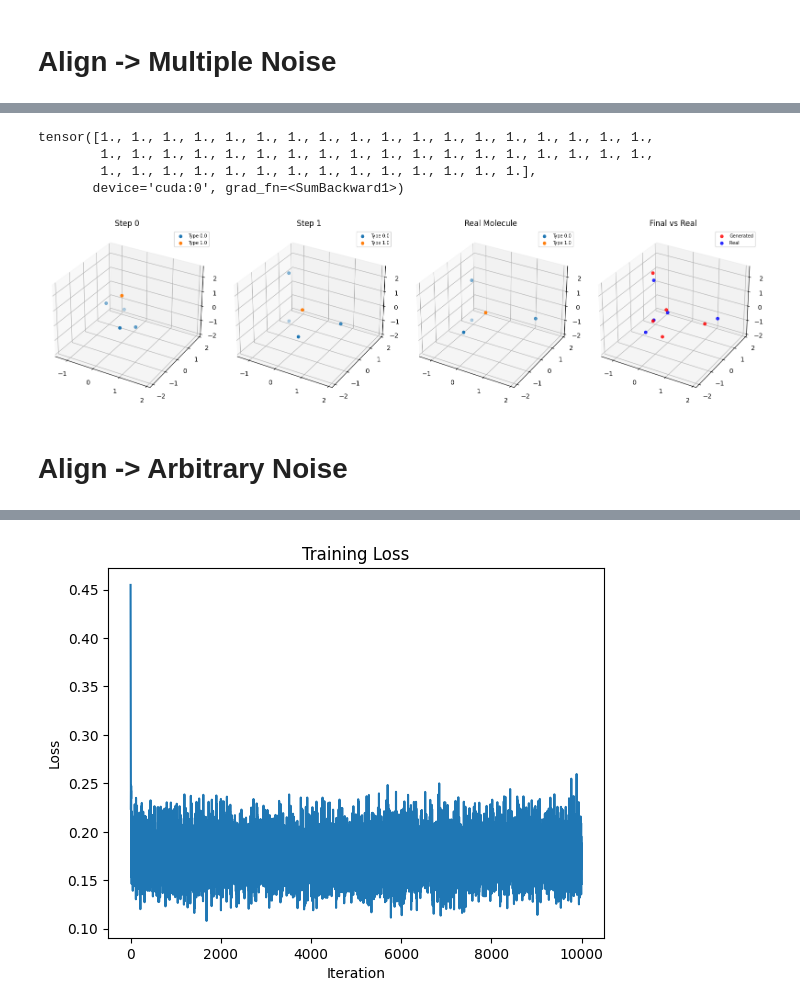
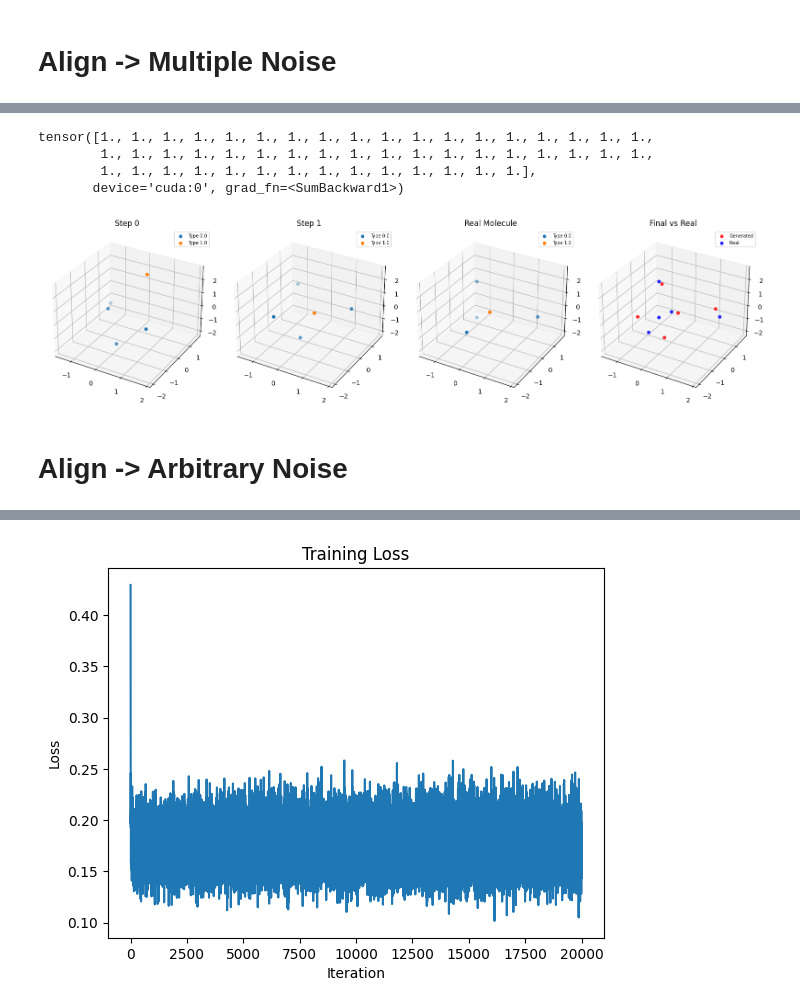
Before and after one commit to edovergna/equi-drifting, a Jupyter notebook: notebooks/gnn_experiment.ipynb, the cells around one changed output, grey strips where cells are left out. Cells and saved outputs as stored; diff of their text form; code cells hidden in the pictures.

```diff
--- a/notebooks/gnn_experiment.ipynb
+++ b/notebooks/gnn_experiment.ipynb
@@ -496,7 +496,7 @@ NUM_BLOCKS = 1
 HIDDEN_NF = 32
 TANH_COORD_UPDATES = False
 ATTENTION = False
-AGGR_TYPE = "sum"
+AGGR_TYPE = "mean"
 
 NUM_ITERS = 5000
 LR = 0.05
@@ -1165,7 +1176,7 @@ TANH_COORD_UPDATES = False
 ATTENTION = False
 AGGR_TYPE = "sum"
 
-NUM_ITERS = 10000
+NUM_ITERS = 15000
 LR = 0.05
 
 device = torch.device("cuda" if torch.cuda.is_available() else "cpu")
@@ -1315,7 +1326,7 @@ tensor([1., 1., 1., 1., 1., 1., 1., 1., 1., 1., 1., 1., 1., 1., 1., 1., 1., 1.,
         1., 1., 1., 1., 1., 1., 1., 1., 1., 1., 1., 1., 1., 1., 1., 1., 1., 1.,
         1., 1., 1., 1., 1., 1., 1., 1., 1., 1., 1., 1., 1., 1.],
        device='cuda:0', grad_fn=<SumBackward1>)
-[figure, old version]
+[figure, new version]
 # %% [markdown]
 # Align -> Arbitrary Noise
 # %%
@@ -1331,7 +1342,7 @@ TANH_COORD_UPDATES = False
 ATTENTION = False
 AGGR_TYPE = "sum"
 
-NUM_ITERS = 10000
+NUM_ITERS = 20000
 LR = 0.05
 
 device = torch.device("cuda" if torch.cuda.is_available() else "cpu")
@@ -1436,4 +1447,4 @@ Iter 9999: Loss = 0.14620327949523926
-[figure, old version]
+[figure, new version]
 # %%
 pos_noise = torch.randn((N_GEN_MOLS * real_mol.num_nodes, 3), device=device)
 pos_noise = center_positions_per_mol(pos_noise, batch_vec)
```
Also changed, not shown: parts of 11 cells of this notebook.
